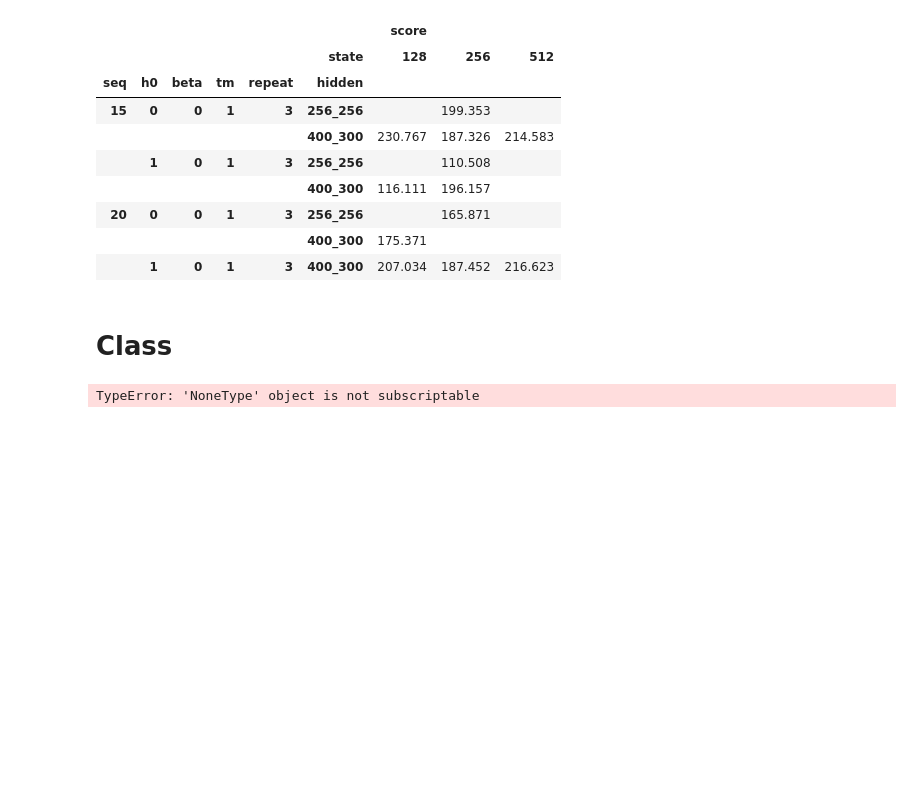
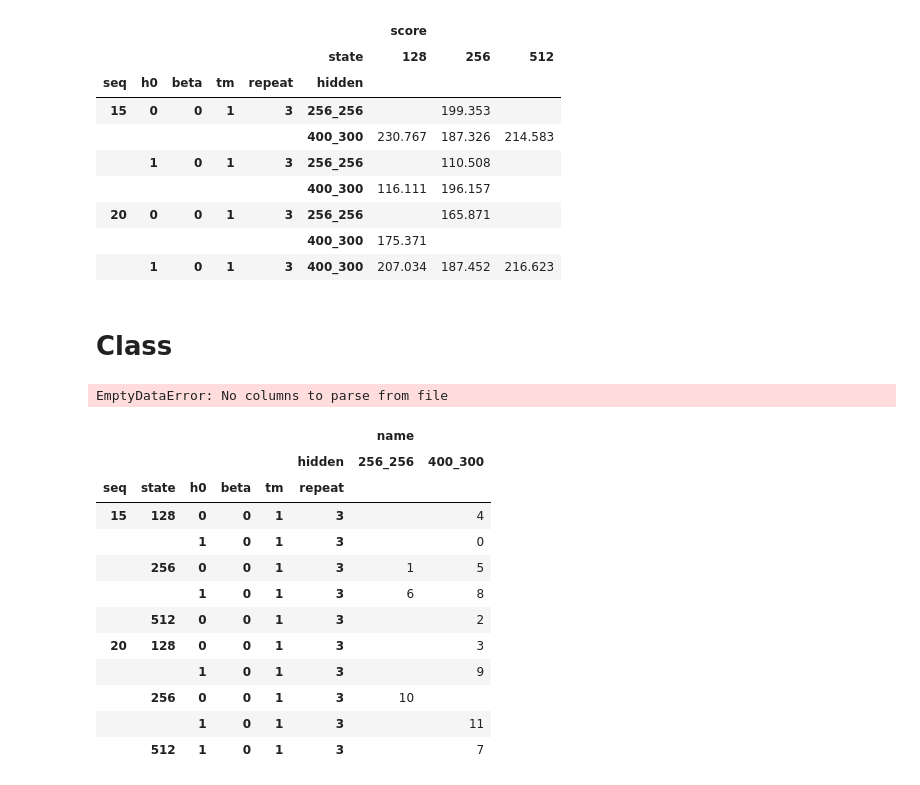
Before and after one commit to createamind/DRL, a Jupyter notebook: spinup/algos/sac_rnn_model/exp_log.ipynb, the cells around one changed output. Drawn from its saved outputs; the diff is of its cells as text; code cells hidden in the pictures; blank space fills up the shorter version.

Commit message:
be careful of action repeat

```diff
--- a/spinup/algos/sac_rnn_model/exp_log.ipynb
+++ b/spinup/algos/sac_rnn_model/exp_log.ipynb
@@ -1229,6 +1249,4 @@ class Exp_analyse:
 # %%
-exp_a = Exp_analyse()
+exp = Exp_analyse()
+# %% [output]
+EmptyDataError: No columns to parse from file
-# %%
-exp_a.exp_plot()
-# %% [output]
-TypeError: 'NoneType' object is not subscriptable
@@ -1234,0 +1255,18 @@ TypeError: 'NoneType' object is not subscriptable
+# %%
+c_name, c_score = exp.compare("hidden")
+# %%
+c_name
+# %% [output]
+|  |  |  |  |  |  | name |  |
+|  |  |  |  |  | hidden | 256_256 | 400_300 |
+| seq | state | h0 | beta | tm | repeat |  |  |
+| 15 | 128 | 0 | 0 | 1 | 3 |  | 4 |
+|  |  | 1 | 0 | 1 | 3 |  | 0 |
+|  | 256 | 0 | 0 | 1 | 3 | 1 | 5 |
+|  |  | 1 | 0 | 1 | 3 | 6 | 8 |
+|  | 512 | 0 | 0 | 1 | 3 |  | 2 |
+| 20 | 128 | 0 | 0 | 1 | 3 |  | 3 |
+|  |  | 1 | 0 | 1 | 3 |  | 9 |
+|  | 256 | 0 | 0 | 1 | 3 | 10 |  |
+|  |  | 1 | 0 | 1 | 3 |  | 11 |
+|  | 512 | 1 | 0 | 1 | 3 |  | 7 |
```
Also changed, not shown: parts of 3 cells of this notebook, 2 other files.
